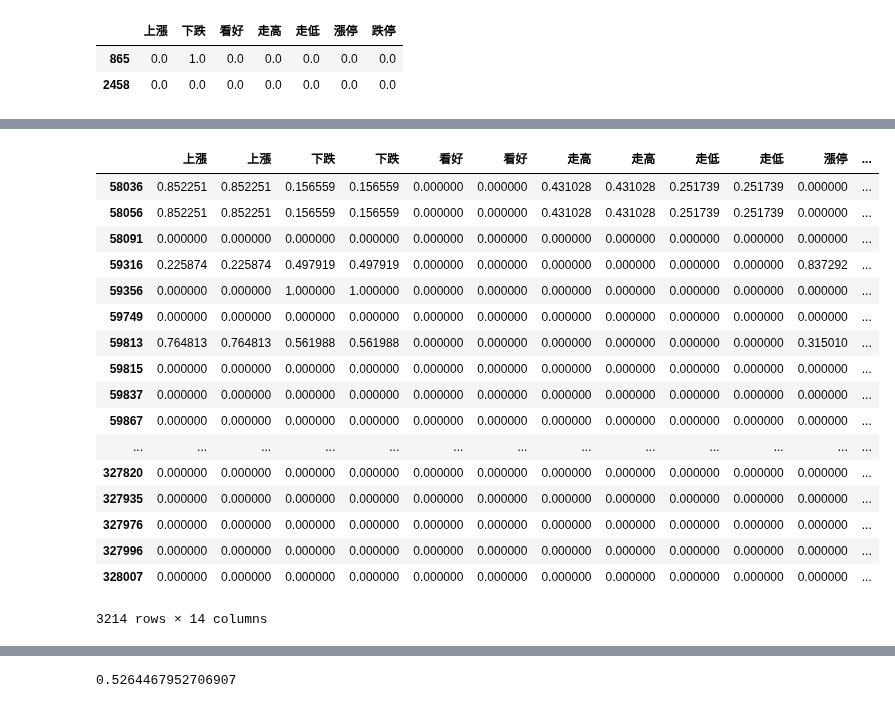
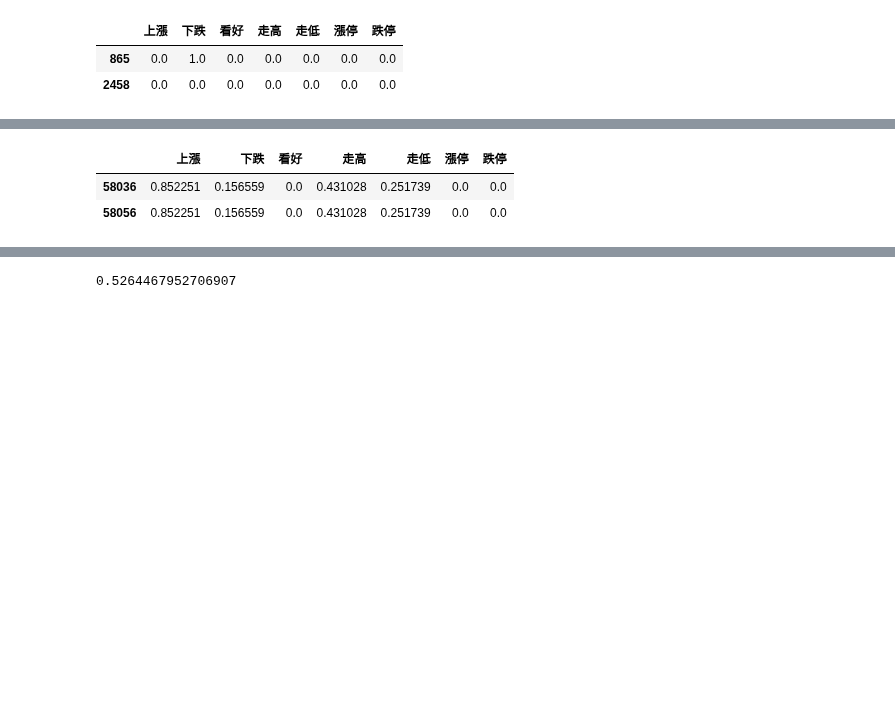
Before and after one commit to roccqqck/stock_eland, a Jupyter notebook: label_tfidf_training.ipynb, the cells around one changed output, grey strips where cells are left out. Drawn from its saved outputs; the diff is of its cells as text; code cells hidden in the pictures; blank space fills up the shorter version.

```diff
--- a/label_tfidf_training.ipynb
+++ b/label_tfidf_training.ipynb
@@ -325,25 +324,10 @@ df_company.head(2)
 # %%
-X = pd.concat([ df_company[df_company['label']=='up'], df_company[df_company['label']=='down'] ])
+X = pd.concat([ df_company[df_company['label']=='up'], df_company[df_company['label']=='down'] ]) #只取漲跌
 Y = X['label']
 X = X [features]
-X
+X.head(2)
 # %% [output]
-|  | 上漲 | 上漲 | 下跌 | 下跌 | 看好 | 看好 | 走高 | 走高 | 走低 | 走低 | 漲停 | ... |
-| 58036 | 0.852251 | 0.852251 | 0.156559 | 0.156559 | 0.000000 | 0.000000 | 0.431028 | 0.431028 | 0.251739 | 0.251739 | 0.000000 | ... |
-| 58056 | 0.852251 | 0.852251 | 0.156559 | 0.156559 | 0.000000 | 0.000000 | 0.431028 | 0.431028 | 0.251739 | 0.251739 | 0.000000 | ... |
-| 58091 | 0.000000 | 0.000000 | 0.000000 | 0.000000 | 0.000000 | 0.000000 | 0.000000 | 0.000000 | 0.000000 | 0.000000 | 0.000000 | ... |
-| 59316 | 0.225874 | 0.225874 | 0.497919 | 0.497919 | 0.000000 | 0.000000 | 0.000000 | 0.000000 | 0.000000 | 0.000000 | 0.837292 | ... |
-| 59356 | 0.000000 | 0.000000 | 1.000000 | 1.000000 | 0.000000 | 0.000000 | 0.000000 | 0.000000 | 0.000000 | 0.000000 | 0.000000 | ... |
-| 59749 | 0.000000 | 0.000000 | 0.000000 | 0.000000 | 0.000000 | 0.000000 | 0.000000 | 0.000000 | 0.000000 | 0.000000 | 0.000000 | ... |
-| 59813 | 0.764813 | 0.764813 | 0.561988 | 0.561988 | 0.000000 | 0.000000 | 0.000000 | 0.000000 | 0.000000 | 0.000000 | 0.315010 | ... |
-| 59815 | 0.000000 | 0.000000 | 0.000000 | 0.000000 | 0.000000 | 0.000000 | 0.000000 | 0.000000 | 0.000000 | 0.000000 | 0.000000 | ... |
-| 59837 | 0.000000 | 0.000000 | 0.000000 | 0.000000 | 0.000000 | 0.000000 | 0.000000 | 0.000000 | 0.000000 | 0.000000 | 0.000000 | ... |
-| 59867 | 0.000000 | 0.000000 | 0.000000 | 0.000000 | 0.000000 | 0.000000 | 0.000000 | 0.000000 | 0.000000 | 0.000000 | 0.000000 | ... |
-| ... | ... | ... | ... | ... | ... | ... | ... | ... | ... | ... | ... | ... |
-| 327820 | 0.000000 | 0.000000 | 0.000000 | 0.000000 | 0.000000 | 0.000000 | 0.000000 | 0.000000 | 0.000000 | 0.000000 | 0.000000 | ... |
-| 327935 | 0.000000 | 0.000000 | 0.000000 | 0.000000 | 0.000000 | 0.000000 | 0.000000 | 0.000000 | 0.000000 | 0.000000 | 0.000000 | ... |
-| 327976 | 0.000000 | 0.000000 | 0.000000 | 0.000000 | 0.000000 | 0.000000 | 0.000000 | 0.000000 | 0.000000 | 0.000000 | 0.000000 | ... |
-| 327996 | 0.000000 | 0.000000 | 0.000000 | 0.000000 | 0.000000 | 0.000000 | 0.000000 | 0.000000 | 0.000000 | 0.000000 | 0.000000 | ... |
-| 328007 | 0.000000 | 0.000000 | 0.000000 | 0.000000 | 0.000000 | 0.000000 | 0.000000 | 0.000000 | 0.000000 | 0.000000 | 0.000000 | ... |
+|  | 上漲 | 下跌 | 看好 | 走高 | 走低 | 漲停 | 跌停 |
+| 58036 | 0.852251 | 0.156559 | 0.0 | 0.431028 | 0.251739 | 0.0 | 0.0 |
+| 58056 | 0.852251 | 0.156559 | 0.0 | 0.431028 | 0.251739 | 0.0 | 0.0 |
-3214 rows × 14 columns
 # %%
```
Also changed, not shown: parts of 4 cells of this notebook.
